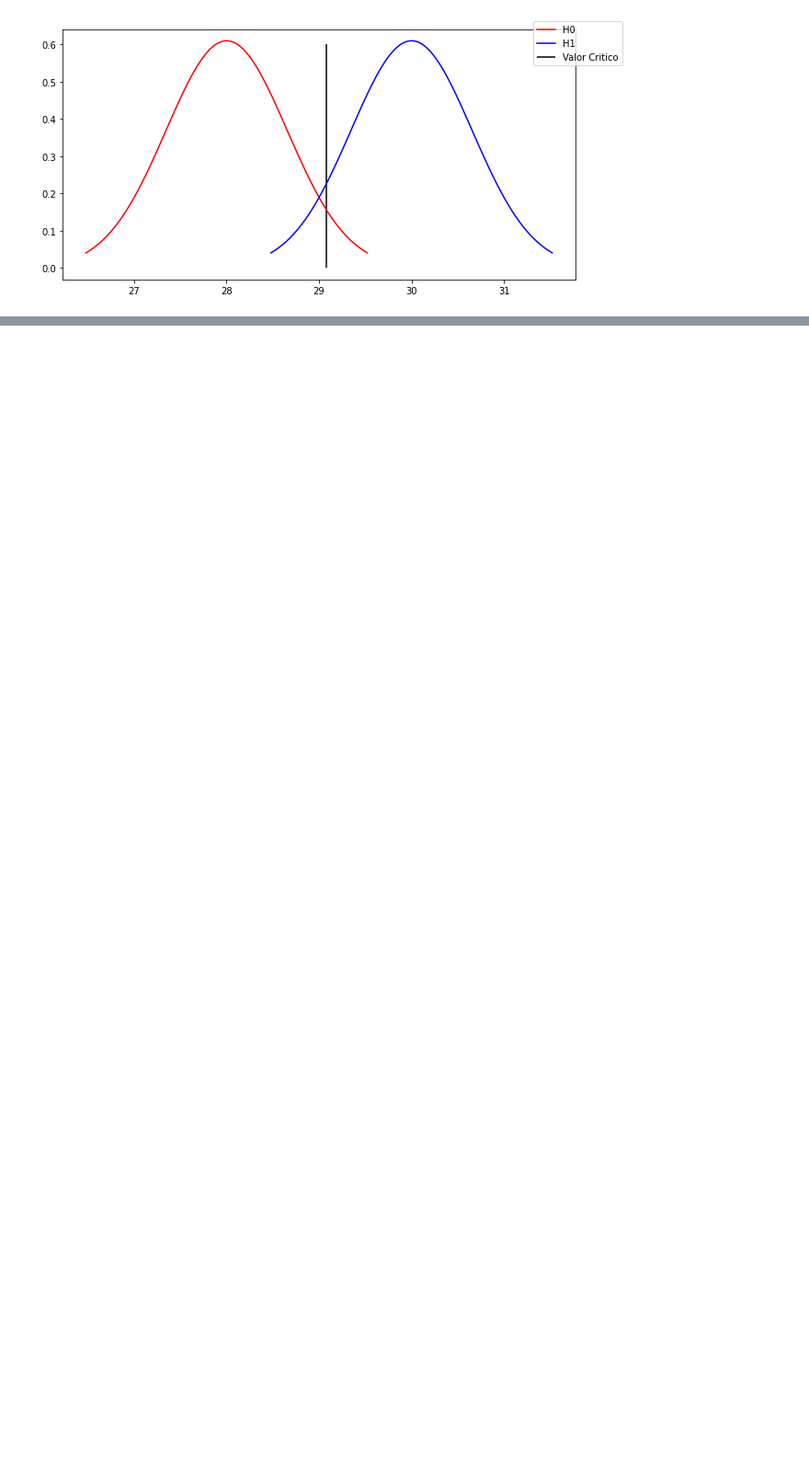
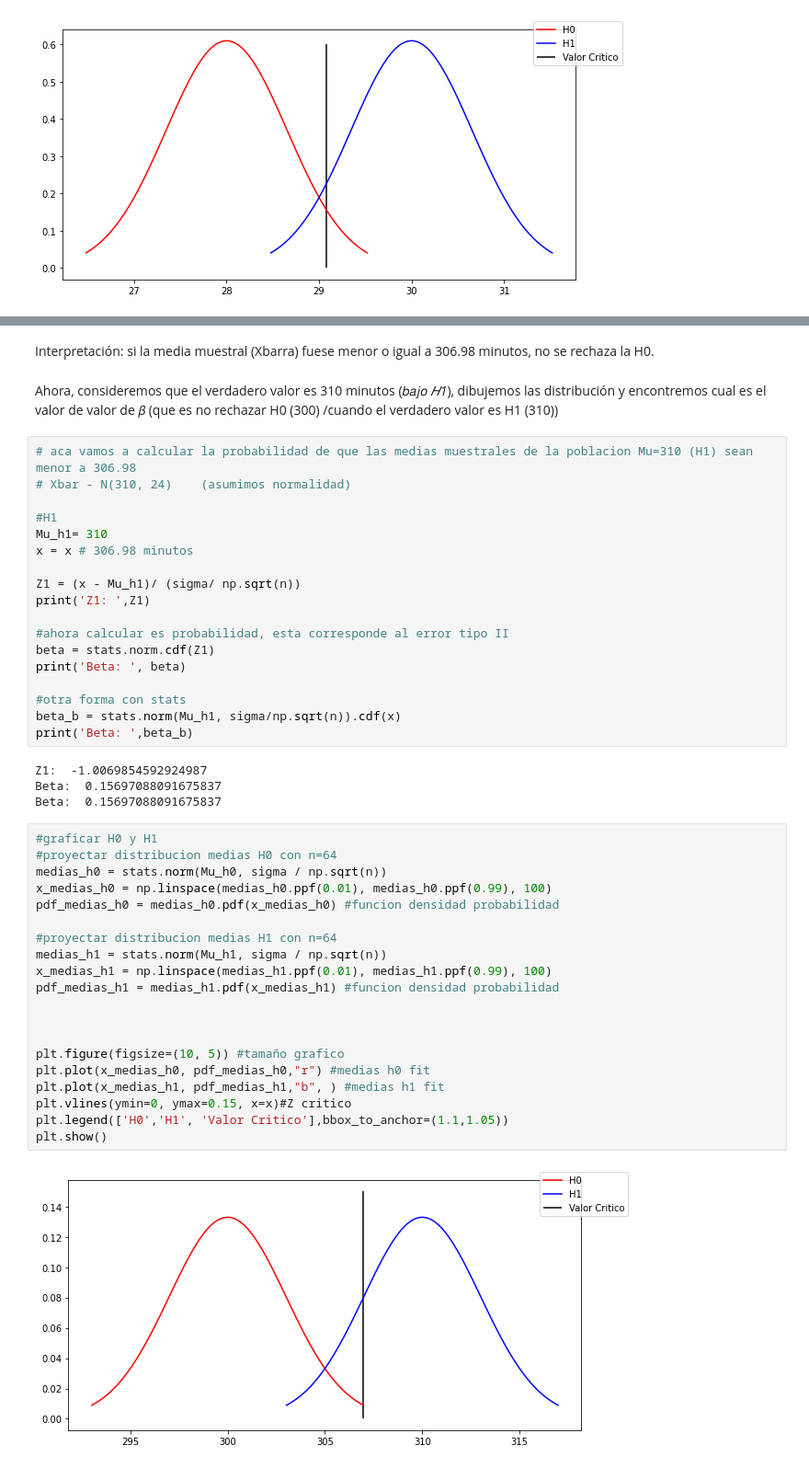
Before and after one commit to robertomoragad/Estadistica, a Jupyter notebook: Test_de_Hipotesis_Error_tipo_II_(beta).ipynb, the cells around one changed output, grey strips where cells are left out. Shown at 92% size. Drawn from its saved outputs; the diff is of its cells as text; blank space fills up the shorter version.

Commit message:
incluye nuevos ejemplos de error B y potencia

```diff
--- a/Test_de_Hipotesis_Error_tipo_II_(beta).ipynb
+++ b/Test_de_Hipotesis_Error_tipo_II_(beta).ipynb
@@ -176,0 +236,48 @@ plt.show()
+# %% [markdown]
+Interpretación:  si la media muestral (Xbarra) fuese menor o igual a 306.98 minutos, no se rechaza la H0.
+# %% [markdown]
+Ahora, consideremos que el verdadero valor es 310 minutos (𝑏𝑎𝑗𝑜 *𝐻1*), dibujemos las distribución y encontremos cual es el valor de valor de 𝛽 (que es no rechazar H0 (300) /cuando el verdadero valor es H1 (310))
+# %%
+# aca vamos a calcular la probabilidad de que las medias muestrales de la poblacion Mu=310 (H1) sean menor a 306.98
+# Xbar - N(310, 24)    (asumimos normalidad)
+
+#H1
+Mu_h1= 310
+x = x # 306.98 minutos
+
+Z1 = (x - Mu_h1)/ (sigma/ np.sqrt(n))
+print('Z1: ',Z1)
+
+#ahora calcular es probabilidad, esta corresponde al error tipo II
+beta = stats.norm.cdf(Z1)
+print('Beta: ', beta)
+
+#otra forma con stats
+beta_b = stats.norm(Mu_h1, sigma/np.sqrt(n)).cdf(x)
+print('Beta: ',beta_b)
+# %% [output]
+Z1:  -1.0069854592924987
+Beta:  0.15697088091675837
+Beta:  0.15697088091675837
+# %%
+#graficar H0 y H1
+#proyectar distribucion medias H0 con n=64
+medias_h0 = stats.norm(Mu_h0, sigma / np.sqrt(n))
+x_medias_h0 = np.linspace(medias_h0.ppf(0.01), medias_h0.ppf(0.99), 100)
+pdf_medias_h0 = medias_h0.pdf(x_medias_h0) #funcion densidad probabilidad
+
+#proyectar distribucion medias H1 con n=64
+medias_h1 = stats.norm(Mu_h1, sigma / np.sqrt(n))
+x_medias_h1 = np.linspace(medias_h1.ppf(0.01), medias_h1.ppf(0.99), 100)
+pdf_medias_h1 = medias_h1.pdf(x_medias_h1) #funcion densidad probabilidad
+
+
+
+plt.figure(figsize=(10, 5)) #tamaño grafico
+plt.plot(x_medias_h0, pdf_medias_h0,"r") #medias h0 fit
+plt.plot(x_medias_h1, pdf_medias_h1,"b", ) #medias h1 fit
+plt.vlines(ymin=0, ymax=0.15, x=x)#Z critico
+plt.legend(['H0','H1', 'Valor Critico'],bbox_to_anchor=(1.1,1.05))
+plt.show()
+# %% [output]
+[figure, added]
```
Also changed, not shown: parts of 9 cells of this notebook.
